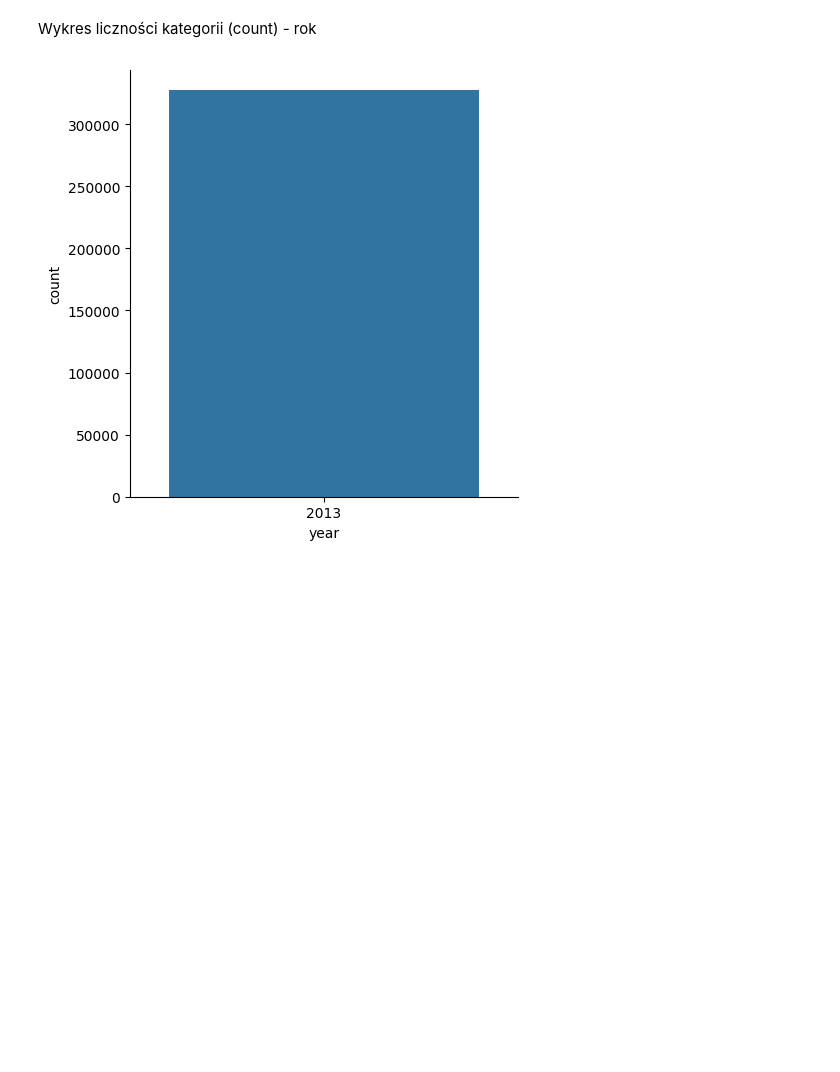
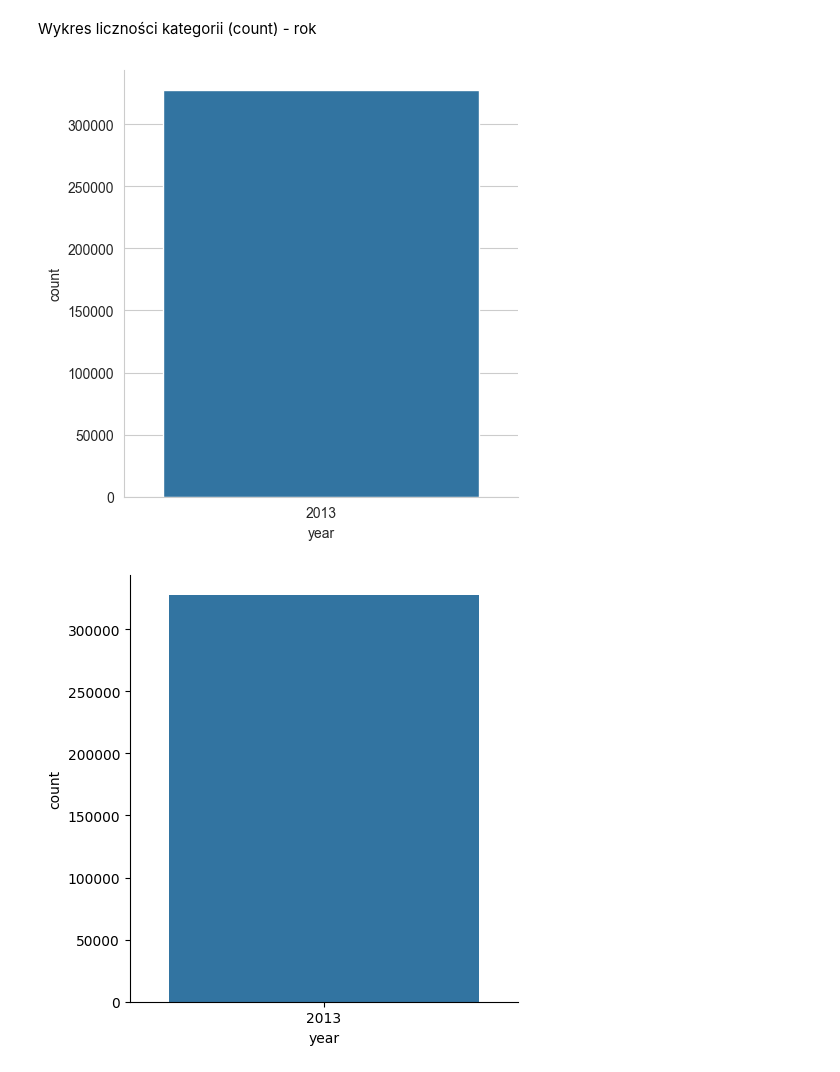
Before and after one commit to tuchacz/analiza, a Jupyter notebook: Zadania/04_seaborn/04_seaborn.ipynb, the cells around one changed output. Drawn from its saved outputs; the diff is of its cells as text; code cells hidden in the pictures; blank space fills up the shorter version.

```diff
--- a/Zadania/04_seaborn/04_seaborn.ipynb
+++ b/Zadania/04_seaborn/04_seaborn.ipynb
@@ -30,2 +34,5 @@ Import bibliotek NumPy, pandas, seaborn
 # %% [markdown]
 Import pliku flights.csv oraz wyświetl kilka pierwszych wierszy
+# %%
+df_flights = pd.read_csv('flights.csv')
+df_flights.head()
@@ -41,8 +56,14 @@ Import pliku flights.csv oraz wyświetl kilka pierwszych wierszy
 5 rows × 21 columns
 # %% [markdown]
 Odfiltruj wiersze które nie mają wartości
+# %%
+df_flights = df_flights.dropna()
 # %% [markdown]
 Wykres liczności kategorii (count) - rok
+# %%
+_ = sns.catplot(df_flights, x='year', kind='count')
+# %% [output]
+[figure, added]
 # %%
 ######################################################################################
 # %% [output]
```
Also changed, not shown: parts of 18 cells of this notebook, 6 other files.
